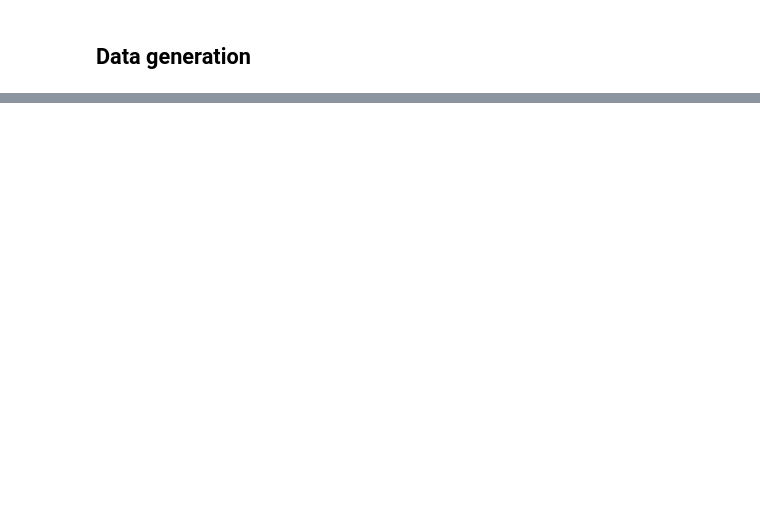
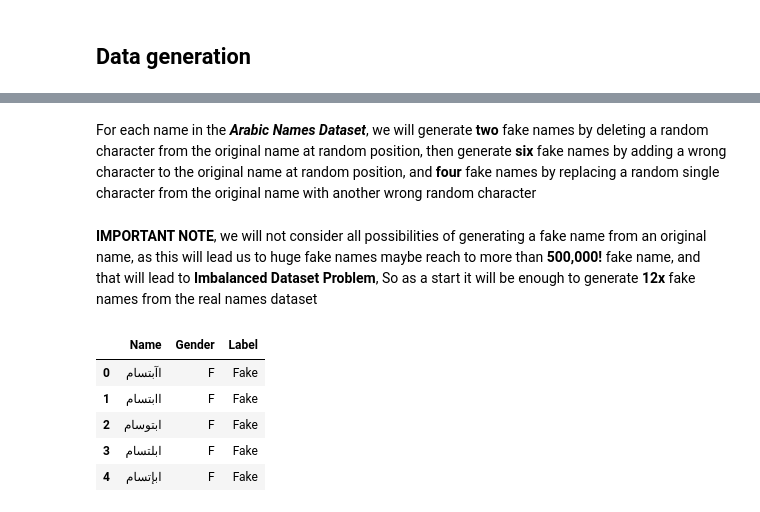
Before and after one commit to mahmodKhaled/Name-Verification-Model, a Jupyter notebook: Name_Verification_model.ipynb, the cells around one changed output, grey strips where cells are left out. Saved outputs shown, nothing was run; the diff lists cells and outputs as text; code cells hidden in the pictures; blank space fills up the shorter version.

```diff
--- a/Name_Verification_model.ipynb
+++ b/Name_Verification_model.ipynb
@@ -252,0 +218,4 @@ fake_names.describe()
+# %% [markdown]
+For each name in the **_Arabic Names Dataset_**, we will generate **two** fake names by deleting a random character from the original name at random position, then generate **six** fake names by adding a  wrong character to the original name at random position, and **four** fake names by replacing a random single character from the original name with another wrong random character
+# %% [markdown]
+**IMPORTANT NOTE**, we will not consider all possibilities of generating a fake name from an original name, as this will lead us to huge fake names maybe reach to more than **500,000!** fake name, and that will lead to **Imbalanced Dataset Problem**, So as a start it will be enough to generate **12x** fake names from the real names dataset
@@ -252,0 +251,21 @@ fake_names.describe()
+# %%
+# convert the output of the generator to one dictionary containing all names
+deleted_char_dict = one_dict(f_names_deleted_char)
+replaced_char_dict = one_dict(f_names_replaced_char)
+added_char_dcit = one_dict(f_names_adding_wrong_char)
+# convert the dictionaries into dataframe form
+deleted_char_df = pd.DataFrame.from_dict(deleted_char_dict)
+replaced_char_df = pd.DataFrame.from_dict(replaced_char_dict)
+added_char_df = pd.DataFrame.from_dict(added_char_dcit)
+# concatenate the 3 dataframe to form the Fake Names Dataset
+f_names = pd.concat([added_char_df, replaced_char_df, deleted_char_df],ignore_index=True)
+# %%
+# view first 5 rows of fake names
+f_names.head()
+# %% [output]
+|  | Name | Gender | Label |
+| 0 | اآبتسام | F | Fake |
+| 1 | اابتسام | F | Fake |
+| 2 | ابتوسام | F | Fake |
+| 3 | ابلتسام | F | Fake |
+| 4 | ابإتسام | F | Fake |
```
Also changed, not shown: parts of 34 cells of this notebook.
